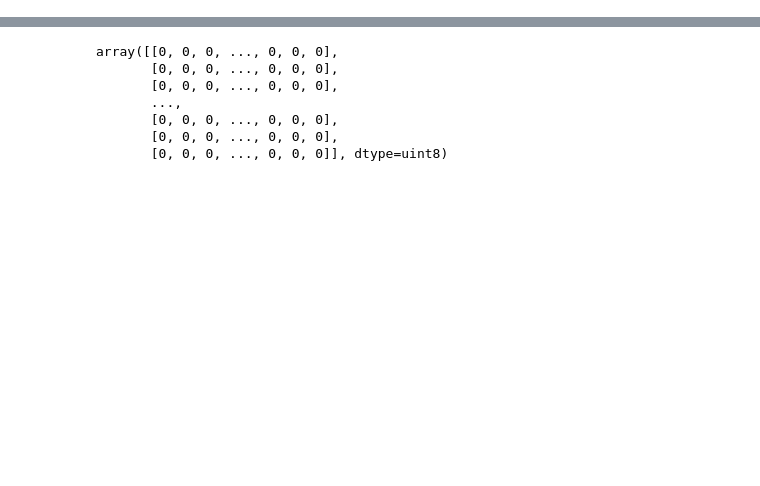
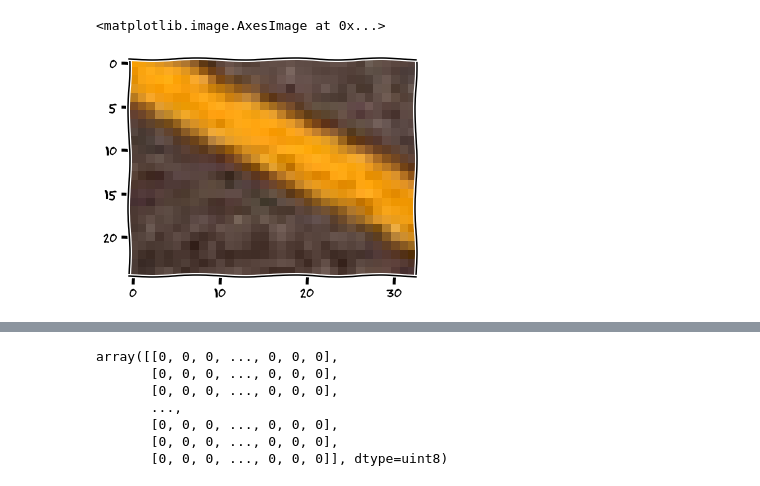
Before and after one commit to xiaoironman/laneSniffer, a Jupyter notebook: herni/myNotebook.ipynb, the cells around one changed output, grey strips where cells are left out. Saved outputs shown, nothing was run; the diff lists cells and outputs as text; code cells hidden in the pictures; blank space fills up the shorter version.

```diff
--- a/herni/myNotebook.ipynb
+++ b/herni/myNotebook.ipynb
@@ -22,0 +44,5 @@ plt.imshow(gray)
+# %%
+plt.imshow(rgb[445:470,837:870])
+# %% [output]
+<matplotlib.image.AxesImage at 0x...>
+[figure, added]
```
Also changed, not shown: parts of 24 cells of this notebook, 16 other files.
